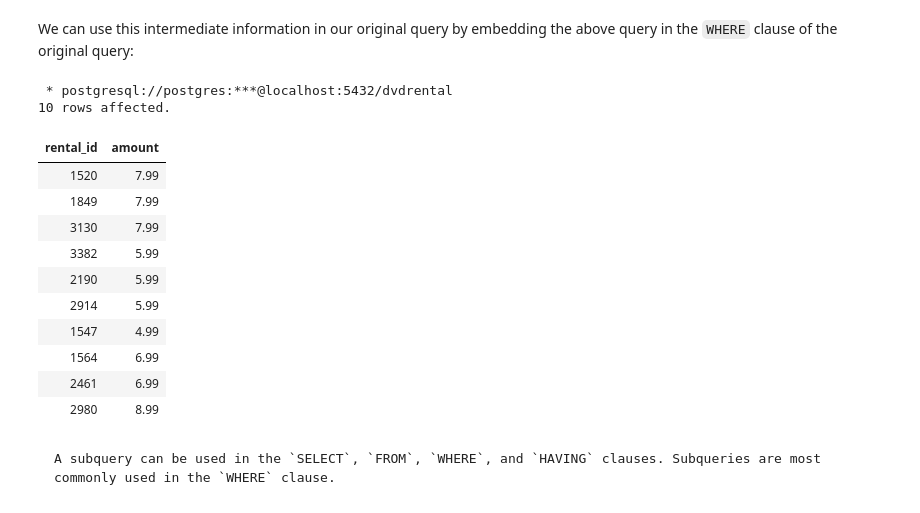
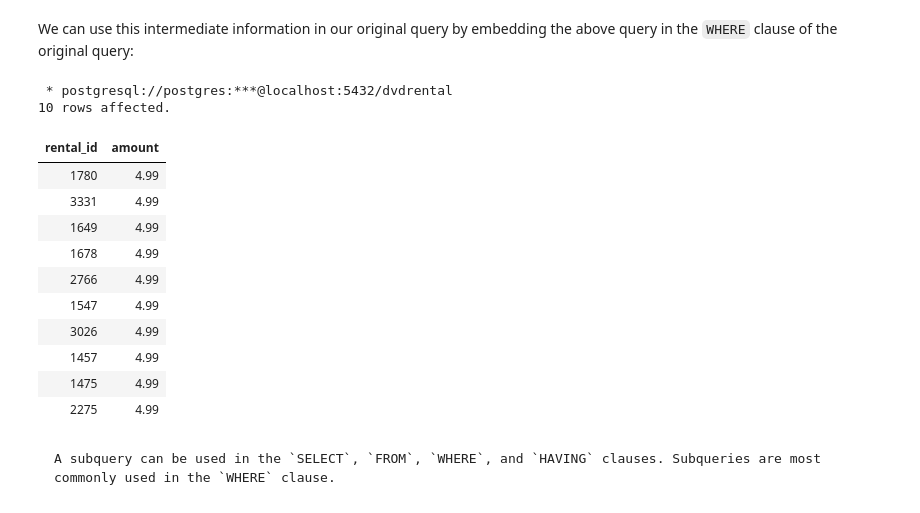
Before and after one commit to TRU-DASC/DASC_5410_students, a Jupyter notebook: _sources/lectures/lecture9.ipynb, the cells around one changed output. Saved outputs shown, nothing was run; the diff lists cells and outputs as text; code cells hidden in the pictures.

````diff
--- a/_sources/lectures/lecture9.ipynb
+++ b/_sources/lectures/lecture9.ipynb
@@ -418,23 +428,24 @@ We can use this intermediate information in our original query by embedding the
 # %%
 %%sql
 SELECT rental_id, amount
 FROM payment
 WHERE amount > (SELECT AVG(amount) FROM payment)
+ORDER BY amount
 LIMIT 10;
 # %% [output]
  * postgresql://postgres:***@localhost:5432/dvdrental
 10 rows affected.
 | rental_id | amount |
-| 1520 | 7.99 |
-| 1849 | 7.99 |
-| 3130 | 7.99 |
-| 3382 | 5.99 |
-| 2190 | 5.99 |
-| 2914 | 5.99 |
+| 1780 | 4.99 |
+| 3331 | 4.99 |
+| 1649 | 4.99 |
+| 1678 | 4.99 |
+| 2766 | 4.99 |
 | 1547 | 4.99 |
-| 1564 | 6.99 |
-| 2461 | 6.99 |
-| 2980 | 8.99 |
+| 3026 | 4.99 |
+| 1457 | 4.99 |
+| 1475 | 4.99 |
+| 2275 | 4.99 |
 # %% [markdown]
 ```{note}
 A subquery can be used in the `SELECT`, `FROM`, `WHERE`, and `HAVING` clauses. Subqueries are most commonly used in the `WHERE` clause.
````
Also changed, not shown: parts of 13 cells of this notebook, 9 other files.
